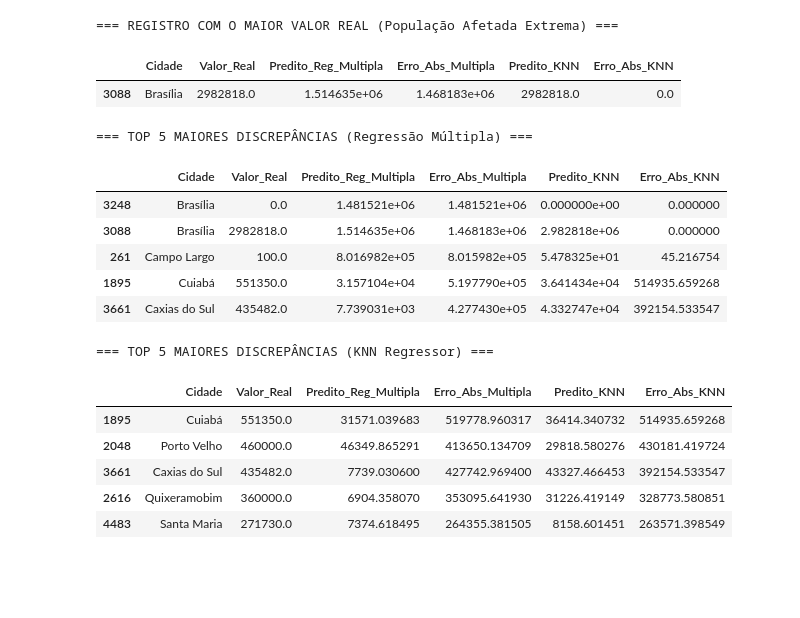
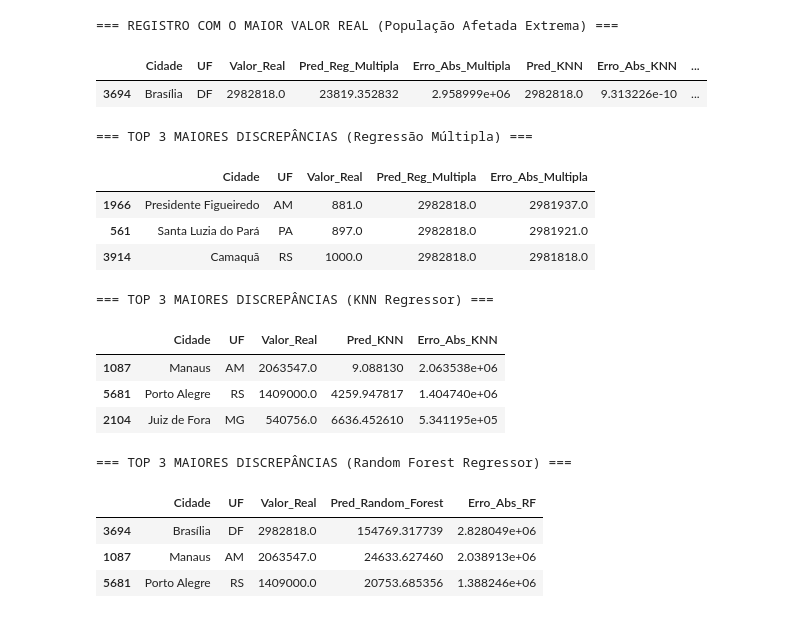
Before and after one commit to LaraDondossola/Classificacao-eventos-climaticos, a Jupyter notebook: Notebooks/Limpeza_e_Pré_processamento.ipynb, the cells around one changed output. Saved outputs shown, nothing was run; the diff lists cells and outputs as text; code cells hidden in the pictures; blank space fills up the shorter version.

```diff
--- a/Notebooks/Limpeza_e_Pré_processamento.ipynb
+++ b/Notebooks/Limpeza_e_Pré_processamento.ipynb
@@ -266,41 +514,62 @@ plt.show()
 # %%
-# Criar um DataFrame de inspeção no conjunto de teste com o nome da cidade
+# ==============================================================================
+# INSPEÇÃO DE OUTLIERS E MAIORES ERROS DE PREVISÃO (ESCALA REAL)
+# ==============================================================================
+
+# DataFrame de inspeção no conjunto de teste com o nome do município
 df_outliers = pd.DataFrame({
     'Cidade': df.loc[X_test.index, 'Município'],
-    'Valor_Real': y_test_reg,
-    'Predito_Reg_Multipla': y_pred_multipla,
-    'Erro_Abs_Multipla': np.abs(y_test_reg - y_pred_multipla),
-    'Predito_KNN': y_pred_knn,
-    'Erro_Abs_KNN': np.abs(y_test_reg - y_pred_knn)
+    'UF': df.loc[X_test.index, 'UF'] if 'UF' in df.columns else '',
+    'Valor_Real': y_test_real,
+
+    'Pred_Reg_Multipla': y_pred_multipla,
+    'Erro_Abs_Multipla': np.abs(y_test_real - y_pred_multipla),
+
+    'Pred_KNN': y_pred_knn,
+    'Erro_Abs_KNN': np.abs(y_test_real - y_pred_knn),
+
+    'Pred_Random_Forest': y_pred_rf,
+    'Erro_Abs_RF': np.abs(y_test_real - y_pred_rf)
 })
 
-# 1. Registro com o maior valor real (o ponto isolado na extrema direita do gráfico)
+# 1. Registro com o maior valor real (Outlier Extremo da Base)
 print("=== REGISTRO COM O MAIOR VALOR REAL (População Afetada Extrema) ===")
 maior_real = df_outliers.sort_values(by='Valor_Real', ascending=False).head(1)
 display(maior_real)
 
-# 2. Os 5 maiores erros de previsão na Regressão Múltipla
-print("\n=== TOP 5 MAIORES DISCREPÂNCIAS (Regressão Múltipla) ===")
-display(df_outliers.sort_values(by='Erro_Abs_Multipla', ascending=False).head(5))
+# 2. Top 3 Maiores Erros na Regressão Múltipla
+print("\n=== TOP 3 MAIORES DISCREPÂNCIAS (Regressão Múltipla) ===")
+display(df_outliers.sort_values(by='Erro_Abs_Multipla', ascending=False)[
+    ['Cidade', 'UF', 'Valor_Real', 'Pred_Reg_Multipla', 'Erro_Abs_Multipla']
+].head(3))
 
-# 3. Os 5 maiores erros de previsão no KNN Regressor
-print("\n=== TOP 5 MAIORES DISCREPÂNCIAS (KNN Regressor) ===")
-display(df_outliers.sort_values(by='Erro_Abs_KNN', ascending=False).head(5))
+# 3. Top 3 Maiores Erros no KNN Regressor
+print("\n=== TOP 3 MAIORES DISCREPÂNCIAS (KNN Regressor) ===")
+display(df_outliers.sort_values(by='Erro_Abs_KNN', ascending=False)[
+    ['Cidade', 'UF', 'Valor_Real', 'Pred_KNN', 'Erro_Abs_KNN']
+].head(3))
+
+# 4. Top 3 Maiores Erros no Random Forest
+print("\n=== TOP 3 MAIORES DISCREPÂNCIAS (Random Forest Regressor) ===")
+display(df_outliers.sort_values(by='Erro_Abs_RF', ascending=False)[
+    ['Cidade', 'UF', 'Valor_Real', 'Pred_Random_Forest', 'Erro_Abs_RF']
+].head(3))
 # %% [output]
 === REGISTRO COM O MAIOR VALOR REAL (População Afetada Extrema) ===
-|  | Cidade | Valor_Real | Predito_Reg_Multipla | Erro_Abs_Multipla | Predito_KNN | Erro_Abs_KNN |
-| 3088 | Brasília | 2982818.0 | 1.514635e+06 | 1.468183e+06 | 2982818.0 | 0.0 |
+|  | Cidade | UF | Valor_Real | Pred_Reg_Multipla | Erro_Abs_Multipla | Pred_KNN | Erro_Abs_KNN | ... |
+| 3694 | Brasília | DF | 2982818.0 | 23819.352832 | 2.958999e+06 | 2982818.0 | 9.313226e-10 | ... |
-=== TOP 5 MAIORES DISCREPÂNCIAS (Regressão Múltipla) ===
+=== TOP 3 MAIORES DISCREPÂNCIAS (Regressão Múltipla) ===
-|  | Cidade | Valor_Real | Predito_Reg_Multipla | Erro_Abs_Multipla | Predito_KNN | Erro_Abs_KNN |
-| 3248 | Brasília | 0.0 | 1.481521e+06 | 1.481521e+06 | 0.000000e+00 | 0.000000 |
-| 3088 | Brasília | 2982818.0 | 1.514635e+06 | 1.468183e+06 | 2.982818e+06 | 0.000000 |
-| 261 | Campo Largo | 100.0 | 8.016982e+05 | 8.015982e+05 | 5.478325e+01 | 45.216754 |
-| 1895 | Cuiabá | 551350.0 | 3.157104e+04 | 5.197790e+05 | 3.641434e+04 | 514935.659268 |
-| 3661 | Caxias do Sul | 435482.0 | 7.739031e+03 | 4.277430e+05 | 4.332747e+04 | 392154.533547 |
+|  | Cidade | UF | Valor_Real | Pred_Reg_Multipla | Erro_Abs_Multipla |
+| 1966 | Presidente Figueiredo | AM | 881.0 | 2982818.0 | 2981937.0 |
+| 561 | Santa Luzia do Pará | PA | 897.0 | 2982818.0 | 2981921.0 |
+| 3914 | Camaquã | RS | 1000.0 | 2982818.0 | 2981818.0 |
-=== TOP 5 MAIORES DISCREPÂNCIAS (KNN Regressor) ===
+=== TOP 3 MAIORES DISCREPÂNCIAS (KNN Regressor) ===
-|  | Cidade | Valor_Real | Predito_Reg_Multipla | Erro_Abs_Multipla | Predito_KNN | Erro_Abs_KNN |
-| 1895 | Cuiabá | 551350.0 | 31571.039683 | 519778.960317 | 36414.340732 | 514935.659268 |
-| 2048 | Porto Velho | 460000.0 | 46349.865291 | 413650.134709 | 29818.580276 | 430181.419724 |
-| 3661 | Caxias do Sul | 435482.0 | 7739.030600 | 427742.969400 | 43327.466453 | 392154.533547 |
-| 2616 | Quixeramobim | 360000.0 | 6904.358070 | 353095.641930 | 31226.419149 | 328773.580851 |
-| 4483 | Santa Maria | 271730.0 | 7374.618495 | 264355.381505 | 8158.601451 | 263571.398549 |
+|  | Cidade | UF | Valor_Real | Pred_KNN | Erro_Abs_KNN |
+| 1087 | Manaus | AM | 2063547.0 | 9.088130 | 2.063538e+06 |
+| 5681 | Porto Alegre | RS | 1409000.0 | 4259.947817 | 1.404740e+06 |
+| 2104 | Juiz de Fora | MG | 540756.0 | 6636.452610 | 5.341195e+05 |
+=== TOP 3 MAIORES DISCREPÂNCIAS (Random Forest Regressor) ===
+|  | Cidade | UF | Valor_Real | Pred_Random_Forest | Erro_Abs_RF |
+| 3694 | Brasília | DF | 2982818.0 | 154769.317739 | 2.828049e+06 |
+| 1087 | Manaus | AM | 2063547.0 | 24633.627460 | 2.038913e+06 |
+| 5681 | Porto Alegre | RS | 1409000.0 | 20753.685356 | 1.388246e+06 |
```
Also changed, not shown: parts of 9 cells of this notebook.
